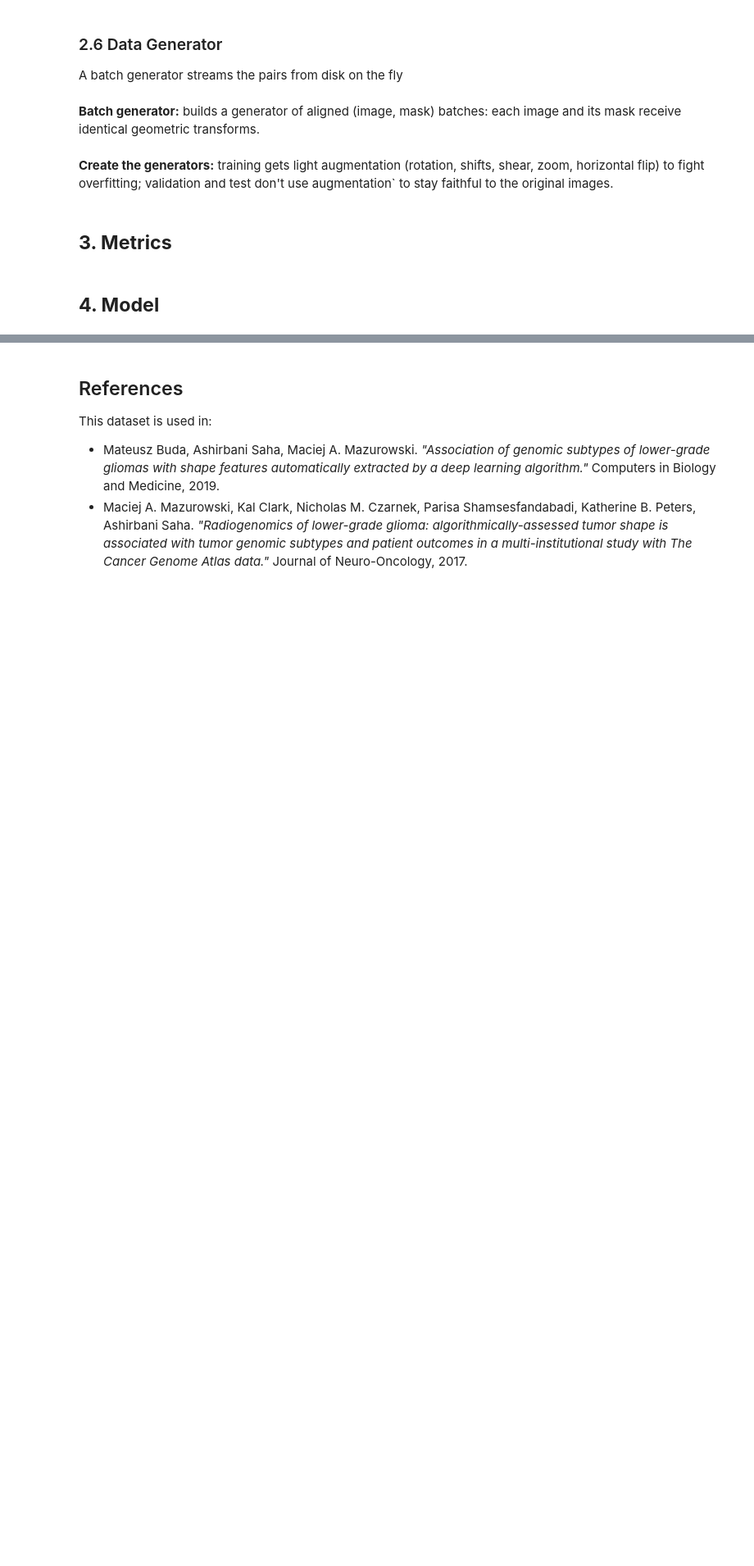
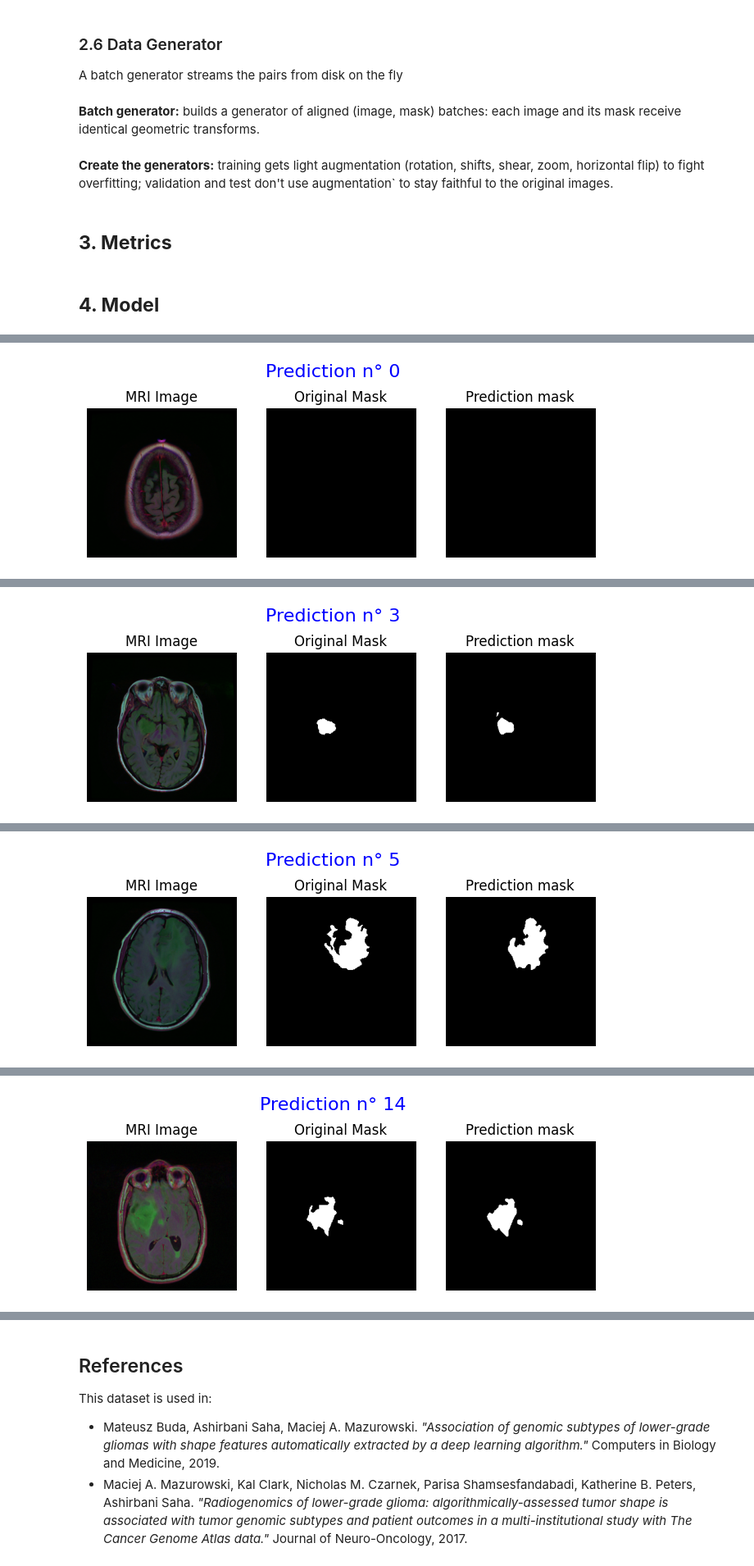
Before and after one commit to LorenzoSansone/brain-mri-segmentation, a Jupyter notebook: brain_mri_segmentation.ipynb, the cells around one changed output, grey strips where cells are left out. Shown at 82% size. Cells and saved outputs as stored; diff of their text form; code cells hidden in the pictures; blank space fills up the shorter version.

Commit message:
run model + save keras model + upload

```diff
--- a/brain_mri_segmentation.ipynb
+++ b/brain_mri_segmentation.ipynb
@@ -226,0 +385,16 @@ test_gen = create_gens(test_df, img_size, batch_size, augment=False)
+# %%
+# Uncomment if you need to use this section
+
+"""
+model_path = "/kaggle/input/models/.../model-checkpoint/keras/default/1/unet.keras"
+
+model = keras.models.load_model(
+    model_path,
+    compile=False
+)
+model.compile(
+    optimizer="adam",
+    loss=dice_loss,
+    metrics=["accuracy", iou_coef, dice_coef],   # usa i nomi ESATTI delle tue metriche
+)
+"""
@@ -226,0 +428,38 @@ test_gen = create_gens(test_df, img_size, batch_size, augment=False)
+# %%
+index_list = [0,3,5,14,19]
+for i in index_list:
+
+    # MRI image
+    img = cv2.imread(test_df['images_paths'].iloc[i])
+    img = cv2.resize(img, (256, 256))
+    img = img/255
+    img = img[np.newaxis, :, :, : ]
+    mri_img = np.squeeze(img)
+
+    # Original mask
+    orig_mask = np.squeeze(cv2.imread(test_df['masks_paths'].iloc[i]))
+
+    # Prediction img
+    predict_mask = model.predict(img)
+    predict_mask = ((np.squeeze(predict_mask) > 0.5 ) * 255).astype(np.uint8)
+
+    plt.figure(figsize=(8, 3))
+    plt.suptitle(f"Prediction n° {i}", fontsize = 16, color = "blue")
+
+    plt.subplot(1, 3, 1)
+    plt.imshow(mri_img)
+    plt.title('MRI Image')
+    plt.axis('off')
+
+    plt.subplot(1, 3, 2)
+    plt.imshow(orig_mask)
+    plt.title('Original Mask')
+    plt.axis('off')
+
+    plt.subplot(1, 3, 3)
+    plt.imshow(predict_mask, cmap = "grey")
+    plt.title('Prediction mask')
+    plt.axis('off')
+
+    plt.show()
+# %% [output]
@@ -226,0 +467 @@ test_gen = create_gens(test_df, img_size, batch_size, augment=False)
+[figure, added]
@@ -226,0 +469 @@ test_gen = create_gens(test_df, img_size, batch_size, augment=False)
+[figure, added]
@@ -226,0 +471 @@ test_gen = create_gens(test_df, img_size, batch_size, augment=False)
+[figure, added]
@@ -226,0 +473 @@ test_gen = create_gens(test_df, img_size, batch_size, augment=False)
+[figure, added]
```
Also changed, not shown: parts of 16 cells of this notebook.
